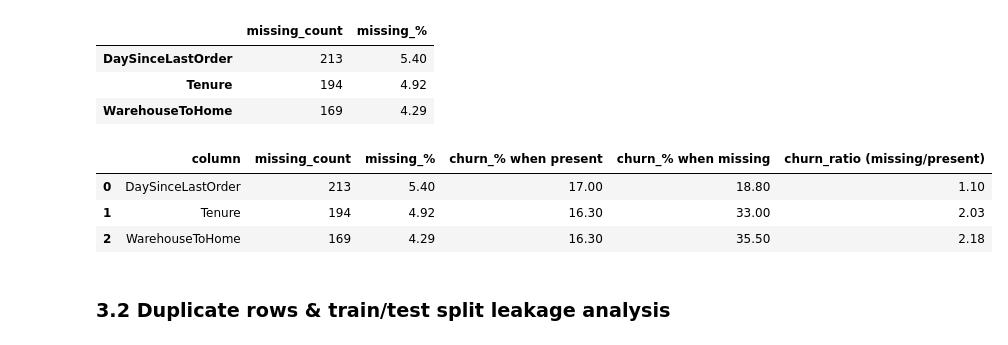
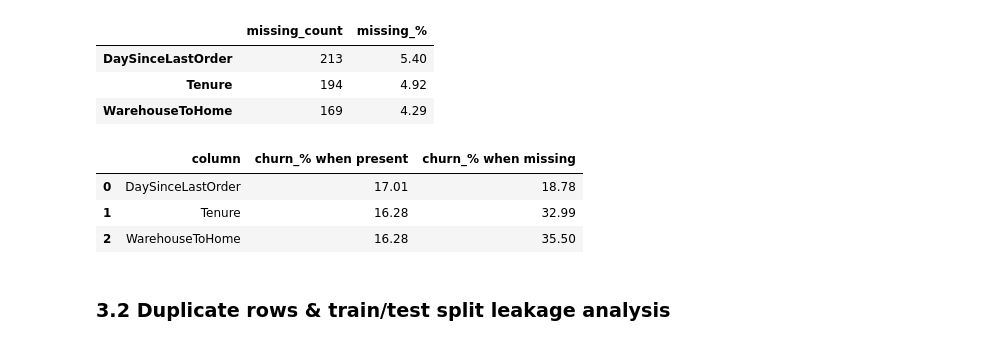
Before and after one commit to kareemxmhmd/churn_decision_system, a Jupyter notebook: notebooks/eda.ipynb, the cells around one changed output. Cells and saved outputs as stored; diff of their text form; code cells hidden in the pictures.

```diff
--- a/notebooks/eda.ipynb
+++ b/notebooks/eda.ipynb
@@ -98,25 +97,20 @@ display(missing[missing["missing_count"] > 0])
 # %%
 cols_with_na = missing.index[missing["missing_count"] > 0].tolist()
 
 rows = []
 for c in cols_with_na:
-    rate_present = df[df[c].notna()][TARGET].mean() * 100
-    rate_missing = df[df[c].isna()][TARGET].mean() * 100
+    rate = df.groupby(df[c].isna())[TARGET].mean().mul(100)
     rows.append({
         "column": c,
-        "missing_count": missing.loc[c, "missing_count"],
-        "missing_%": missing.loc[c, "missing_%"],
-        "churn_% when present": round(rate_present, 1),
-        "churn_% when missing": round(rate_missing, 1),
-        "churn_ratio (missing/present)": round(rate_missing / rate_present, 2),
+        "churn_% when present": rate.get(False, np.nan),
+        "churn_% when missing": rate.get(True, np.nan),
     })
-
 display(pd.DataFrame(rows))
 # %% [output]
-|  | column | missing_count | missing_% | churn_% when present | churn_% when missing | churn_ratio (missing/present) |
-| 0 | DaySinceLastOrder | 213 | 5.40 | 17.00 | 18.80 | 1.10 |
-| 1 | Tenure | 194 | 4.92 | 16.30 | 33.00 | 2.03 |
-| 2 | WarehouseToHome | 169 | 4.29 | 16.30 | 35.50 | 2.18 |
+|  | column | churn_% when present | churn_% when missing |
+| 0 | DaySinceLastOrder | 17.01 | 18.78 |
+| 1 | Tenure | 16.28 | 32.99 |
+| 2 | WarehouseToHome | 16.28 | 35.50 |
 # %% [markdown]
 ### 3.2 Duplicate rows & train/test split leakage analysis
 # %%
```
Also changed, not shown: parts of 3 cells of this notebook.
